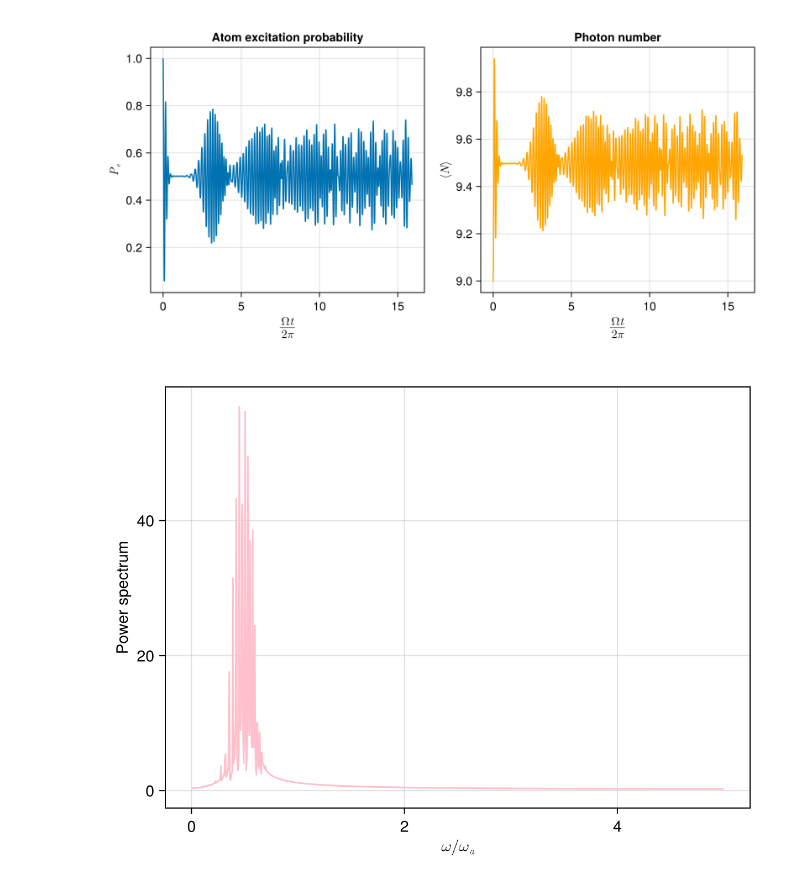
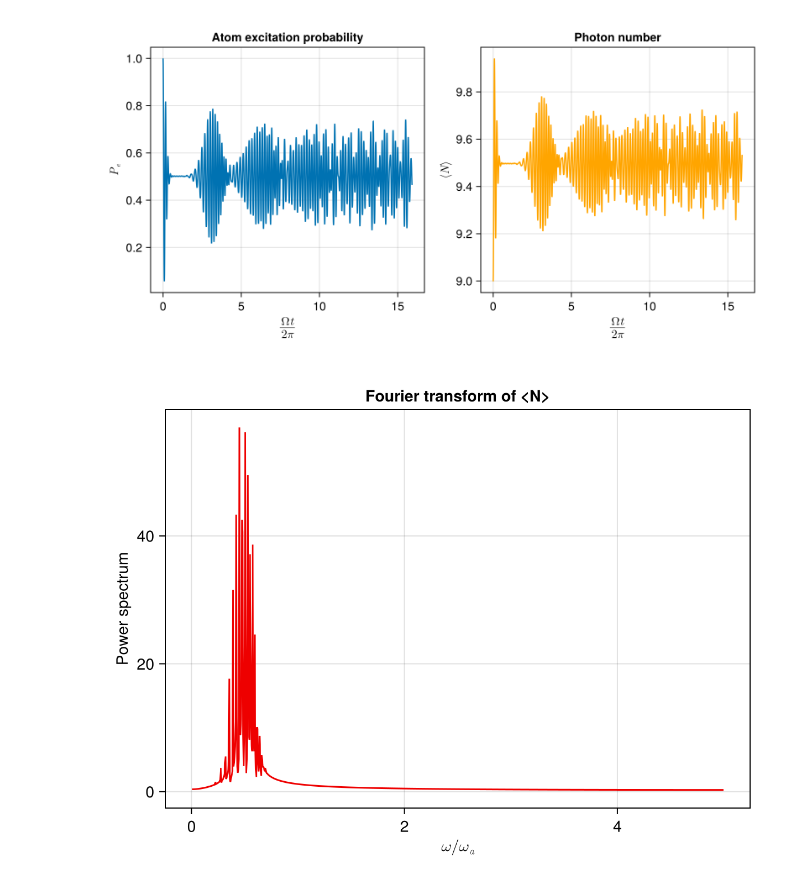
Before and after one commit to camillaberti/tp4spring, a Jupyter notebook: julia/jc_revivals.ipynb, the cells around one changed output. Saved outputs shown, nothing was run; the diff lists cells and outputs as text; code cells hidden in the pictures.

```diff
--- a/julia/jc_revivals.ipynb
+++ b/julia/jc_revivals.ipynb
@@ -108,18 +108,18 @@ fig
 # %%
 dt    = tlist[2] - tlist[1]
 N     = length(tlist)
 
 yf    = fft(n)   # FFT of ⟨a†a⟩
 freqs = fftfreq(N, 1/dt)            # in units of ωa (since tlist is in 1/ωa)
 
 # Keep only positive frequencies
 pos       = freqs .> 0
 freqs_pos = freqs[pos]
 power_pos = abs.(yf[pos])
 
 fig = Figure()
-ax  = Axis(fig[1,1], xlabel=L"\omega / \omega_a", ylabel="Power spectrum")
-lines!(ax, freqs_pos, power_pos, color=:pink)
+ax  = Axis(fig[1,1], xlabel=L"\omega / \omega_a", ylabel="Power spectrum", title = "Fourier transform of <N>")
+lines!(ax, freqs_pos, power_pos, color=:red2)
 fig
 # %% [output]
-[figure, old version]
+[figure, new version]
```
Also changed, not shown: parts of 1 cell of this notebook, 1 other file.
